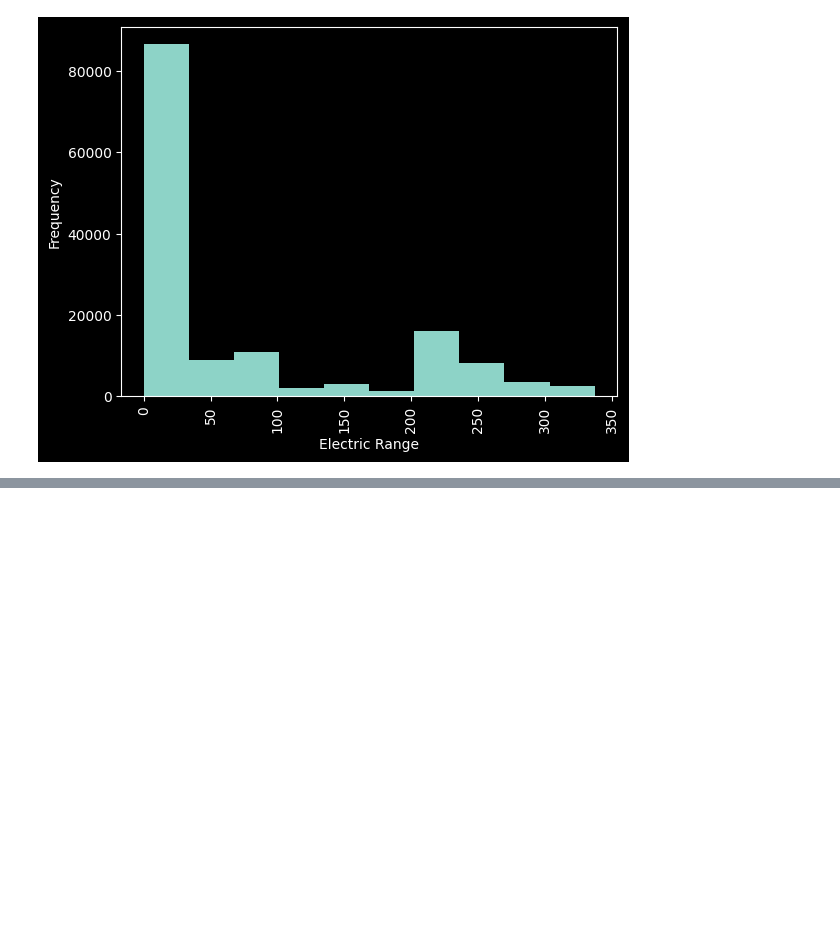
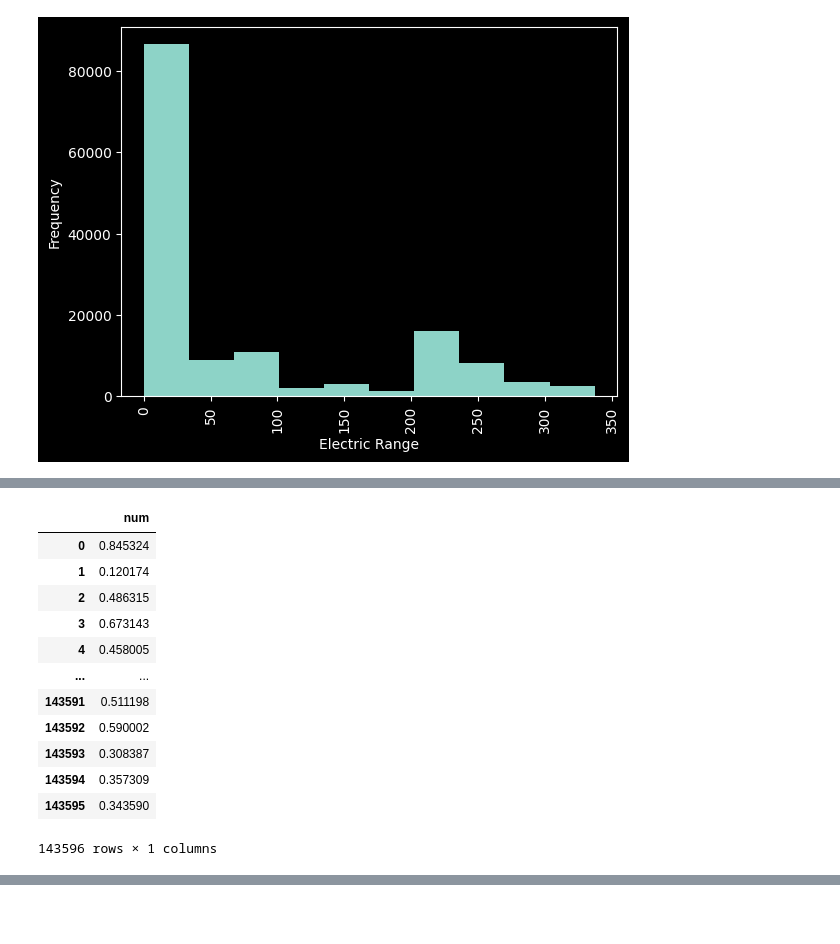
Before and after one commit to nogibjj/Cloud_hosted_notebook_TR, a Jupyter notebook: main.ipynb, the cells around one changed output, grey strips where cells are left out. Drawn from its saved outputs; the diff is of its cells as text; code cells hidden in the pictures; blank space fills up the shorter version.

```diff
--- a/desc.ipynb
+++ b/main.ipynb
@@ -123,0 +126,17 @@ pd_visual(df['Electric Range'])
+# %%
+df_random = pd.DataFrame(np.random.rand(len(df)), columns=['num'])
+df_random
+# %% [output]
+|  | num |
+| 0 | 0.845324 |
+| 1 | 0.120174 |
+| 2 | 0.486315 |
+| 3 | 0.673143 |
+| 4 | 0.458005 |
+| ... | ... |
+| 143591 | 0.511198 |
+| 143592 | 0.590002 |
+| 143593 | 0.308387 |
+| 143594 | 0.357309 |
+| 143595 | 0.343590 |
+143596 rows × 1 columns
```
Also changed, not shown: parts of 13 cells of this notebook, 1 other file.
